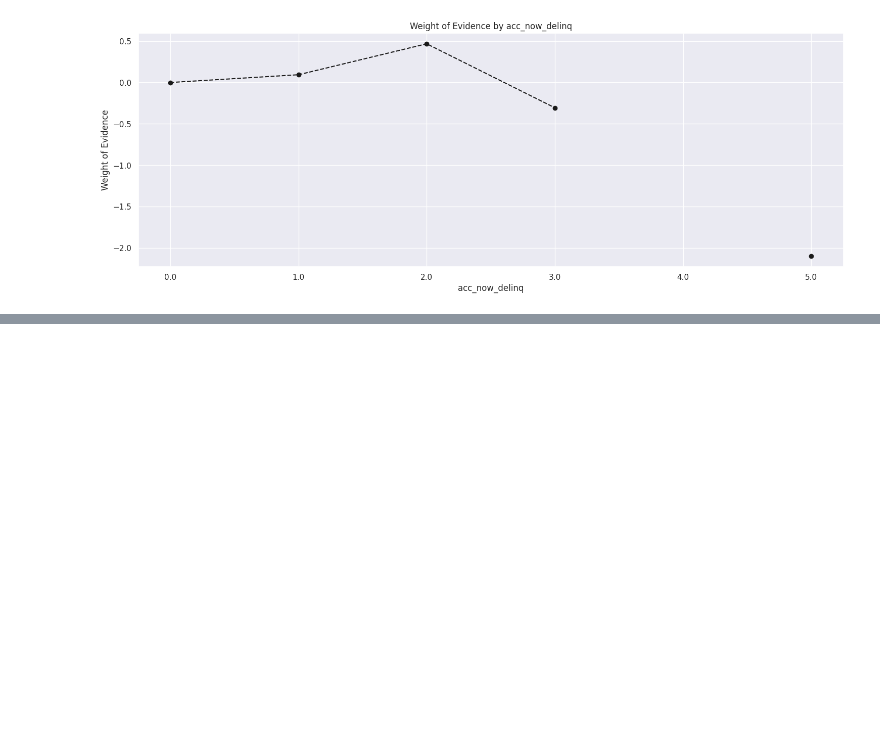
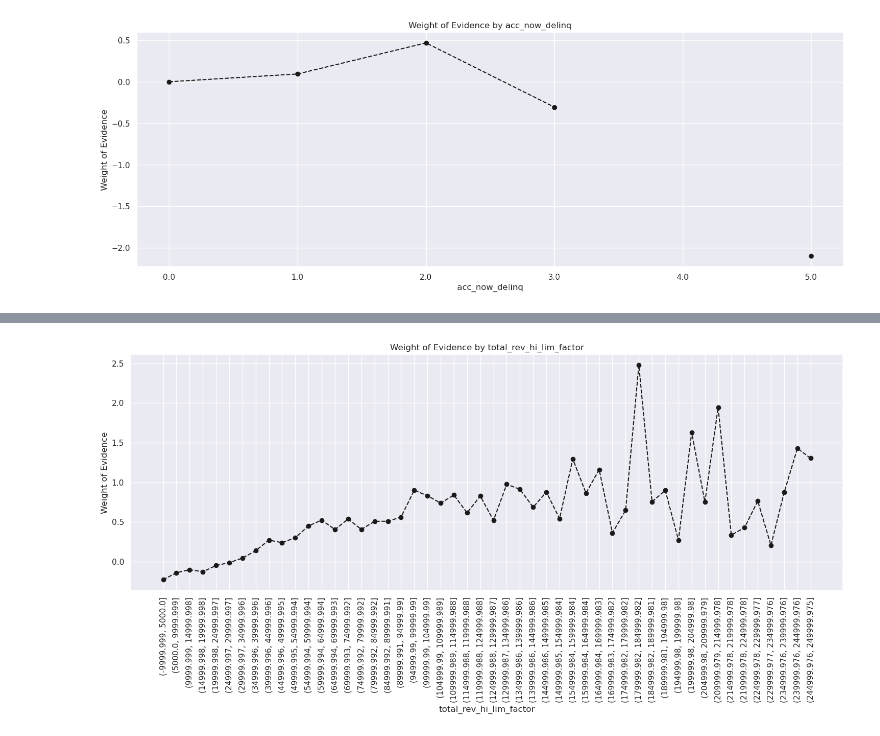
Before and after one commit to pbdanny/PythonProject, a Jupyter notebook: credit_risk_modeling/notebook/CreditRiskModeling_Preparation_4.ipynb, the cells around one changed output, grey strips where cells are left out. Cells and saved outputs as stored; diff of their text form; code cells hidden in the pictures; blank space fills up the shorter version.

```diff
--- a/credit_risk_modeling/notebook/CreditRiskModeling_Preparation_4.ipynb
+++ b/credit_risk_modeling/notebook/CreditRiskModeling_Preparation_4.ipynb
@@ -1011,3 +1004,7 @@ plot_by_woe(df_temp)
+# %%
+df_inputs_prepr['total_acc:<=27'] = np.where((df_inputs_prepr['total_acc'] <= 27), 1, 0)
+df_inputs_prepr['total_acc:28-51'] = np.where((df_inputs_prepr['total_acc'] >= 28) & (df_inputs_prepr['total_acc'] <= 51), 1, 0)
+df_inputs_prepr['total_acc:>=52'] = np.where((df_inputs_prepr['total_acc'] >= 52), 1, 0)
 # %%
 df_temp = woe_ordered_continuous(df_inputs_prepr, "acc_now_delinq", df_targets_prepr)
 df_temp
@@ -1023,3 +1020,10 @@ df_temp
 plot_by_woe(df_temp)
 # %% [output]
 [figure]
+# %%
+df_inputs_prepr['acc_now_delinq:0'] = np.where((df_inputs_prepr['acc_now_delinq'] == 0), 1, 0)
+df_inputs_prepr['acc_now_delinq:>=1'] = np.where((df_inputs_prepr['acc_now_delinq'] >= 1), 1, 0)
+# %%
+df_inputs_prepr['total_rev_hi_lim_factor'] = pd.cut(df_inputs_prepr['total_rev_hi_lim'], 2000)
+df_temp = woe_ordered_continuous(df_inputs_prepr, 'total_rev_hi_lim_factor', df_targets_prepr)
+df_temp
@@ -1025,0 +1048,4 @@ plot_by_woe(df_temp)
+# %%
+plot_by_woe(df_temp.iloc[: 50, : ], 90)
+# %% [output]
+[figure, added]
```
Also changed, not shown: parts of 15 cells of this notebook.
